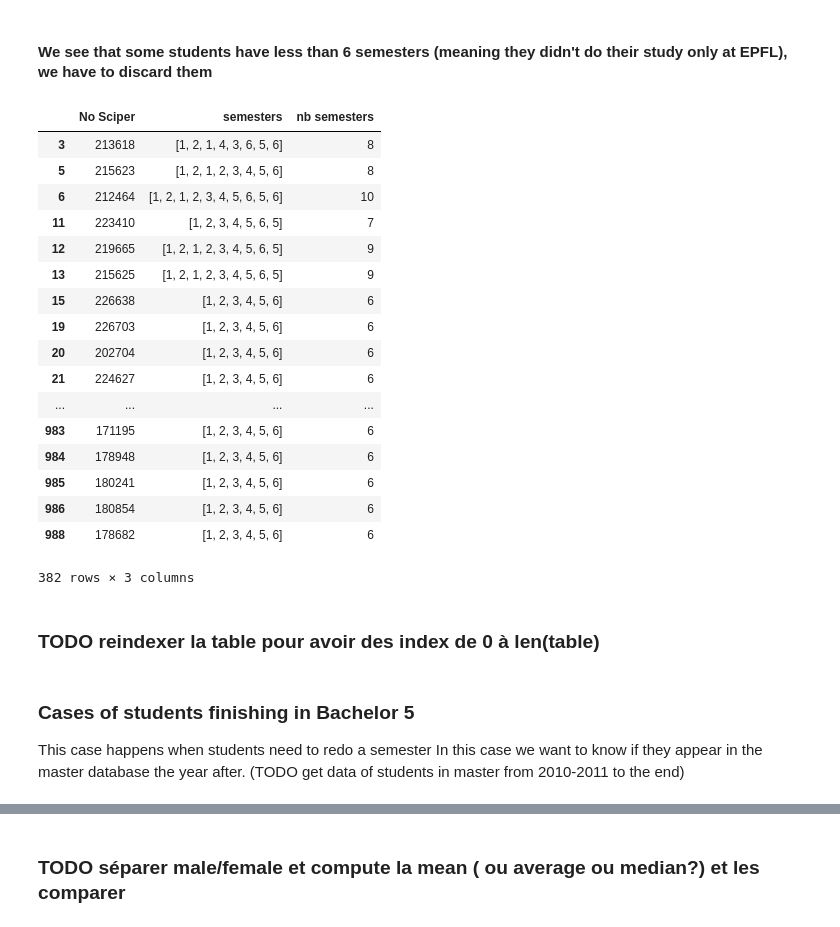
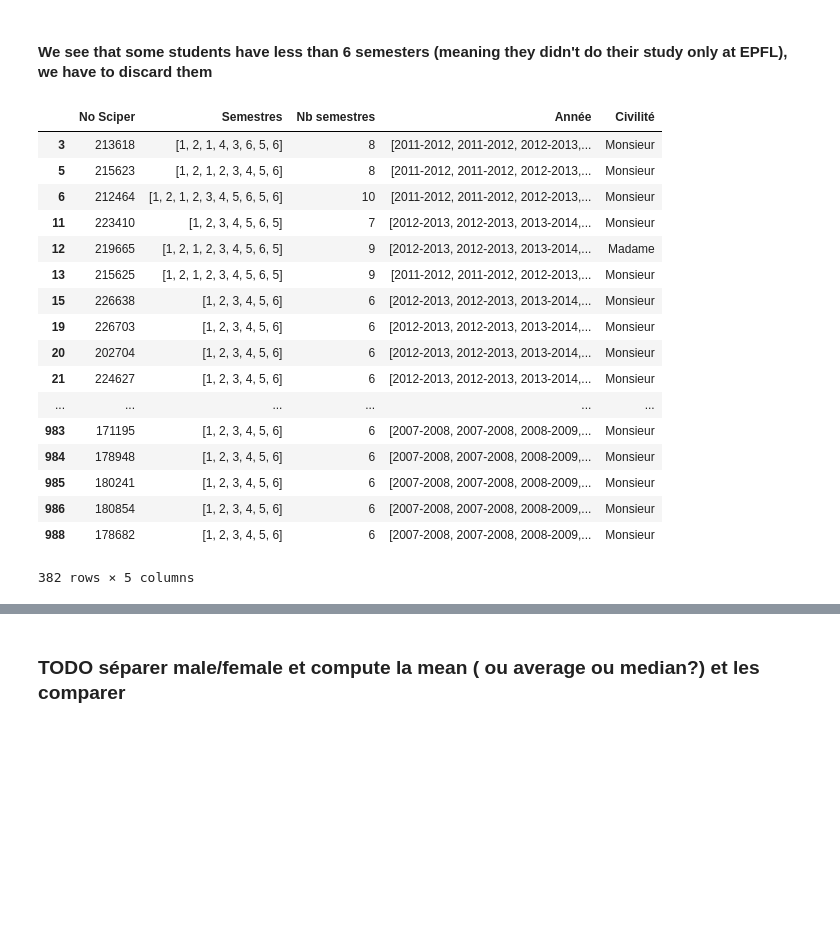
Before and after one commit to agpmilli/adaepfl, a Jupyter notebook: Homework/02 - Data from the Web/Data from the Web.ipynb, the cells around one changed output, grey strips where cells are left out. Drawn from its saved outputs; the diff is of its cells as text; code cells hidden in the pictures; blank space fills up the shorter version.

```diff
--- a/Homework/02 - Data from the Web/Data from the Web.ipynb
+++ b/Homework/02 - Data from the Web/Data from the Web.ipynb
@@ -211,21 +199,28 @@ unique_sciper_df=pd.DataFrame(unique_sciper, columns=['No Sciper'])
 k=0
 semesters=[]
 nb_semesters=[]
+years=[]
+civilites=[]
 
 students_bachelor=students_bachelor.sort_values(by=['Year','Bachelor Semestre'])
 
 for i in range(0,len(unique_sciper_df)):
     student=students_bachelor[students_bachelor['No Sciper']==unique_sciper_df['No Sciper'][i]]
     semester=[]
+    year=[]
+    civilites.append(student['Civilité'].values[0])
     nb_semester=0
     for student_semester in student['Bachelor Semestre']:
         semester.append(student_semester)
         nb_semester+=1
-        # Here we have the semesters of every student, we want to get the ones that finished their bachelor
-        # First they need to have done Bachelor 6
+    for student_year in student['Year']:
+        year.append(student_year)
     semesters.append(semester)
+    years.append(year)
     nb_semesters.append(nb_semester)
-unique_sciper_df['semesters']=semesters
-unique_sciper_df['nb semesters']=nb_semesters
+unique_sciper_df['Semestres']=semesters
+unique_sciper_df['Nb semestres']=nb_semesters
+unique_sciper_df['Année']=years
+unique_sciper_df['Civilité']=civilites
 unique_sciper_df
 # %% [output]
@@ -256,7 +251,7 @@ students_with_bachelor=unique_sciper_df
 to_del=[]
 
 for i in range(0, len(unique_sciper_df)):
-    if 6 not in unique_sciper_df['semesters'][i]:
+    if 6 not in unique_sciper_df['Semestres'][i]:
         to_del+=[i]
 
 
@@ -285,32 +280,24 @@ students_with_bachelor
 # %% [markdown]
 #### We see that some students have less than 6 semesters (meaning they didn't do their study only at EPFL), we have to discard them
 # %%
-students_with_bachelor_at_EPFL=students_with_bachelor[students_with_bachelor['nb semesters']>=6]
+students_with_bachelor_at_EPFL=students_with_bachelor[students_with_bachelor['Nb semestres']>=6]
 students_with_bachelor_at_EPFL
 # %% [output]
-|  | No Sciper | semesters | nb semesters |
-| 3 | 213618 | [1, 2, 1, 4, 3, 6, 5, 6] | 8 |
-| 5 | 215623 | [1, 2, 1, 2, 3, 4, 5, 6] | 8 |
-| 6 | 212464 | [1, 2, 1, 2, 3, 4, 5, 6, 5, 6] | 10 |
-| 11 | 223410 | [1, 2, 3, 4, 5, 6, 5] | 7 |
-| 12 | 219665 | [1, 2, 1, 2, 3, 4, 5, 6, 5] | 9 |
-| 13 | 215625 | [1, 2, 1, 2, 3, 4, 5, 6, 5] | 9 |
-| 15 | 226638 | [1, 2, 3, 4, 5, 6] | 6 |
-| 19 | 226703 | [1, 2, 3, 4, 5, 6] | 6 |
-| 20 | 202704 | [1, 2, 3, 4, 5, 6] | 6 |
-| 21 | 224627 | [1, 2, 3, 4, 5, 6] | 6 |
-| ... | ... | ... | ... |
-| 983 | 171195 | [1, 2, 3, 4, 5, 6] | 6 |
-| 984 | 178948 | [1, 2, 3, 4, 5, 6] | 6 |
-| 985 | 180241 | [1, 2, 3, 4, 5, 6] | 6 |
-| 986 | 180854 | [1, 2, 3, 4, 5, 6] | 6 |
-| 988 | 178682 | [1, 2, 3, 4, 5, 6] | 6 |
+|  | No Sciper | Semestres | Nb semestres | Année | Civilité |
+| 3 | 213618 | [1, 2, 1, 4, 3, 6, 5, 6] | 8 | [2011-2012, 2011-2012, 2012-2013,... | Monsieur |
+| 5 | 215623 | [1, 2, 1, 2, 3, 4, 5, 6] | 8 | [2011-2012, 2011-2012, 2012-2013,... | Monsieur |
+| 6 | 212464 | [1, 2, 1, 2, 3, 4, 5, 6, 5, 6] | 10 | [2011-2012, 2011-2012, 2012-2013,... | Monsieur |
+| 11 | 223410 | [1, 2, 3, 4, 5, 6, 5] | 7 | [2012-2013, 2012-2013, 2013-2014,... | Monsieur |
+| 12 | 219665 | [1, 2, 1, 2, 3, 4, 5, 6, 5] | 9 | [2012-2013, 2012-2013, 2013-2014,... | Madame |
+| 13 | 215625 | [1, 2, 1, 2, 3, 4, 5, 6, 5] | 9 | [2011-2012, 2011-2012, 2012-2013,... | Monsieur |
+| 15 | 226638 | [1, 2, 3, 4, 5, 6] | 6 | [2012-2013, 2012-2013, 2013-2014,... | Monsieur |
+| 19 | 226703 | [1, 2, 3, 4, 5, 6] | 6 | [2012-2013, 2012-2013, 2013-2014,... | Monsieur |
+| 20 | 202704 | [1, 2, 3, 4, 5, 6] | 6 | [2012-2013, 2012-2013, 2013-2014,... | Monsieur |
+| 21 | 224627 | [1, 2, 3, 4, 5, 6] | 6 | [2012-2013, 2012-2013, 2013-2014,... | Monsieur |
+| ... | ... | ... | ... | ... | ... |
+| 983 | 171195 | [1, 2, 3, 4, 5, 6] | 6 | [2007-2008, 2007-2008, 2008-2009,... | Monsieur |
+| 984 | 178948 | [1, 2, 3, 4, 5, 6] | 6 | [2007-2008, 2007-2008, 2008-2009,... | Monsieur |
+| 985 | 180241 | [1, 2, 3, 4, 5, 6] | 6 | [2007-2008, 2007-2008, 2008-2009,... | Monsieur |
+| 986 | 180854 | [1, 2, 3, 4, 5, 6] | 6 | [2007-2008, 2007-2008, 2008-2009,... | Monsieur |
+| 988 | 178682 | [1, 2, 3, 4, 5, 6] | 6 | [2007-2008, 2007-2008, 2008-2009,... | Monsieur |
-382 rows × 3 columns
+382 rows × 5 columns
-# %% [markdown]
-### TODO reindexer la table pour avoir des index de 0 à len(table)
-# %% [markdown]
-### Cases of students finishing in Bachelor 5
-
-This case happens when students need to redo a semester
-In this case we want to know if they appear in the master database the year after.
-(TODO get data of students in master from 2010-2011 to the end)
```
Also changed, not shown: parts of 15 cells of this notebook.
